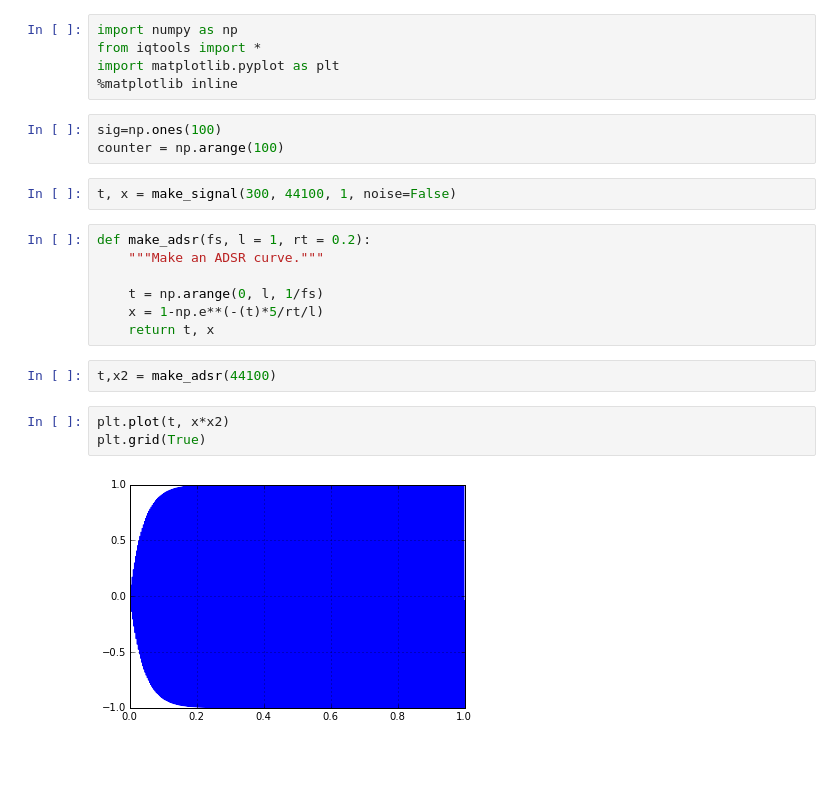
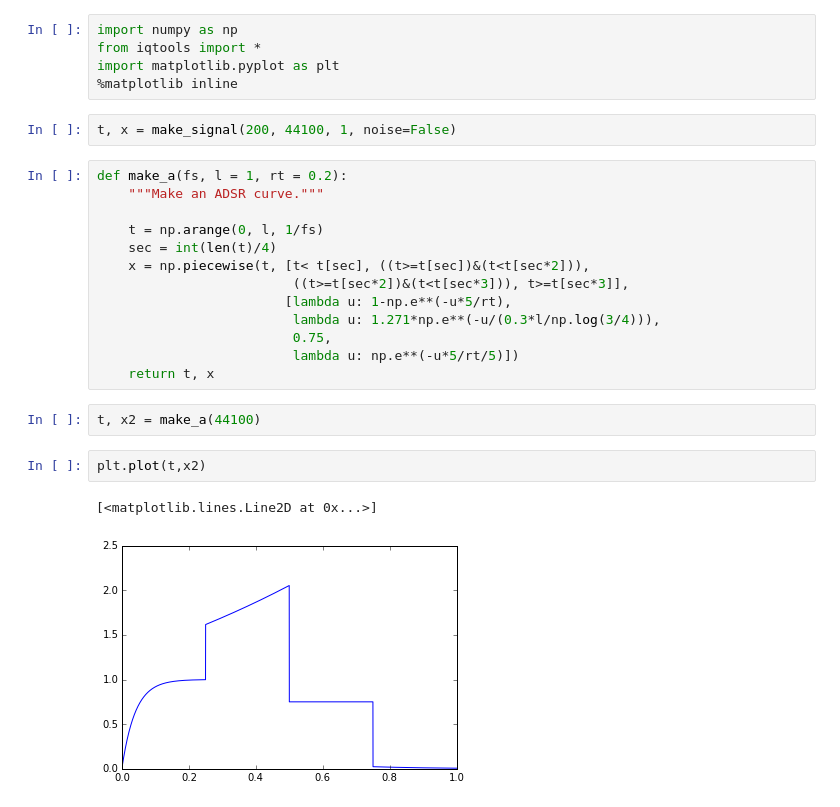
Before and after one commit to xaratustrah/misc_code, a Jupyter notebook: python/make_adsr.ipynb, the cells around one changed output. Drawn from its saved outputs; the diff is of its cells as text; blank space fills up the shorter version.

```diff
--- a/python/make_adsr.ipynb
+++ b/python/make_adsr.ipynb
@@ -3,22 +3,25 @@ import numpy as np
 from iqtools import *
 import matplotlib.pyplot as plt
 %matplotlib inline
-# %%
-sig=np.ones(100)
-counter = np.arange(100)
 # %%
-t, x = make_signal(300, 44100, 1, noise=False)
+t, x = make_signal(200, 44100, 1, noise=False)
 # %%
-def make_adsr(fs, l = 1, rt = 0.2):
+def make_a(fs, l = 1, rt = 0.2):
     """Make an ADSR curve."""
 
     t = np.arange(0, l, 1/fs)
-    x = 1-np.e**(-(t)*5/rt/l)
+    sec = int(len(t)/4)
+    x = np.piecewise(t, [t< t[sec], ((t>=t[sec])&(t<t[sec*2])),
+                         ((t>=t[sec*2])&(t<t[sec*3])), t>=t[sec*3]],
+                        [lambda u: 1-np.e**(-u*5/rt),
+                         lambda u: 1.271*np.e**(-u/(0.3*l/np.log(3/4))),
+                         0.75,
+                         lambda u: np.e**(-u*5/rt/5)])
     return t, x
 # %%
-t,x2 = make_adsr(44100)
+t, x2 = make_a(44100)
 # %%
-plt.plot(t, x*x2)
-plt.grid(True)
+plt.plot(t,x2)
 # %% [output]
+[<matplotlib.lines.Line2D at 0x...>]
-[figure, old version]
+[figure, new version]
```
Also changed, not shown: 1 other file.
